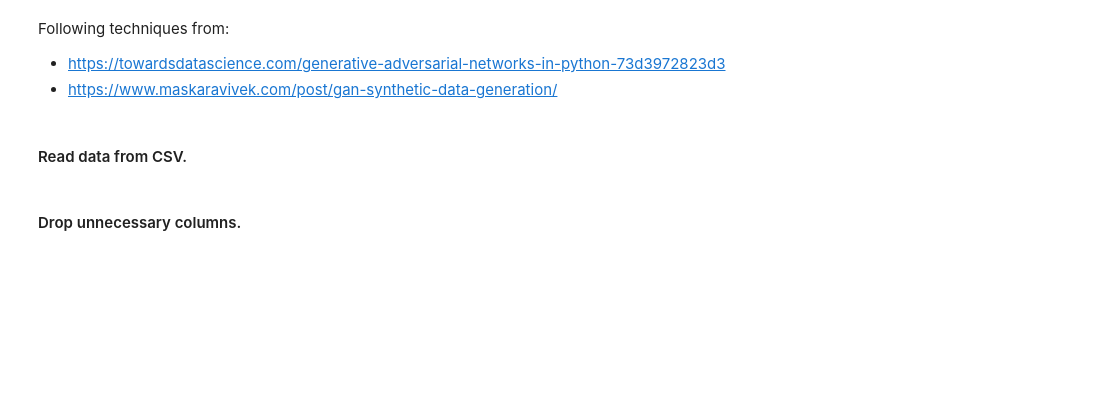
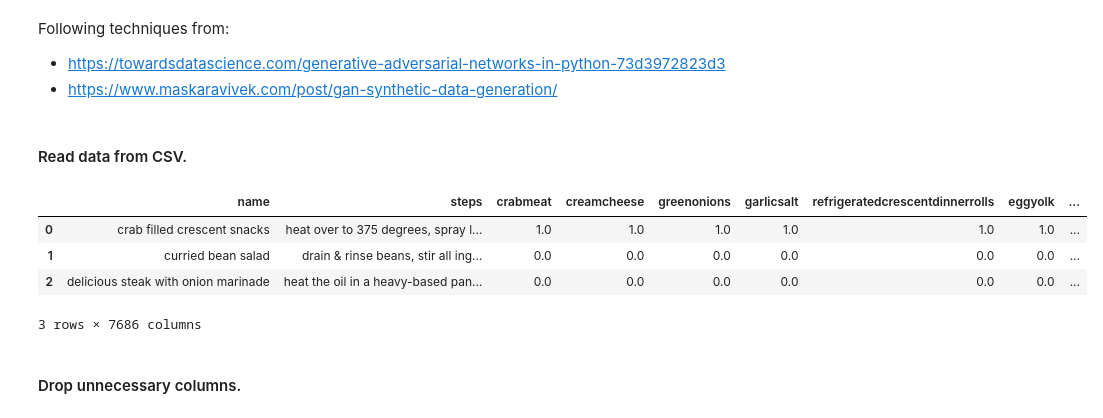
Before and after one commit to rcmoynihan/gandon-ramsay, a Jupyter notebook: ingredients/ingredients_model.ipynb, the cells around one changed output. Cells and saved outputs as stored; diff of their text form; code cells hidden in the pictures; blank space fills up the shorter version.

Commit message:
changed data file name

```diff
--- a/ingredients/ingredients_model.ipynb
+++ b/ingredients/ingredients_model.ipynb
@@ -13,11 +13,17 @@ Following techniques from:
 # %%
 import pandas as pd
 # pd.options.display.max_columns = 500
 
 
-df = pd.read_csv('../data/kaggle/processed/recipes_processed_sml.csv')#.sample(frac=0.1, random_state=42)
+df = pd.read_csv('../data/kaggle/processed/recipes_processed.csv')#.sample(frac=0.1, random_state=42)
 
 df.head(3)
+# %% [output]
+|  | name | steps | crabmeat | creamcheese | greenonions | garlicsalt | refrigeratedcrescentdinnerrolls | eggyolk | ... |
+| 0 | crab filled crescent snacks | heat over to 375 degrees, spray l... | 1.0 | 1.0 | 1.0 | 1.0 | 1.0 | 1.0 | ... |
+| 1 | curried bean salad | drain & rinse beans, stir all ing... | 0.0 | 0.0 | 0.0 | 0.0 | 0.0 | 0.0 | ... |
+| 2 | delicious steak with onion marinade | heat the oil in a heavy-based pan... | 0.0 | 0.0 | 0.0 | 0.0 | 0.0 | 0.0 | ... |
+3 rows × 7686 columns
 # %% [markdown]
 #### Drop unnecessary columns.
 # %%
```
Also changed, not shown: parts of 4 cells of this notebook.
